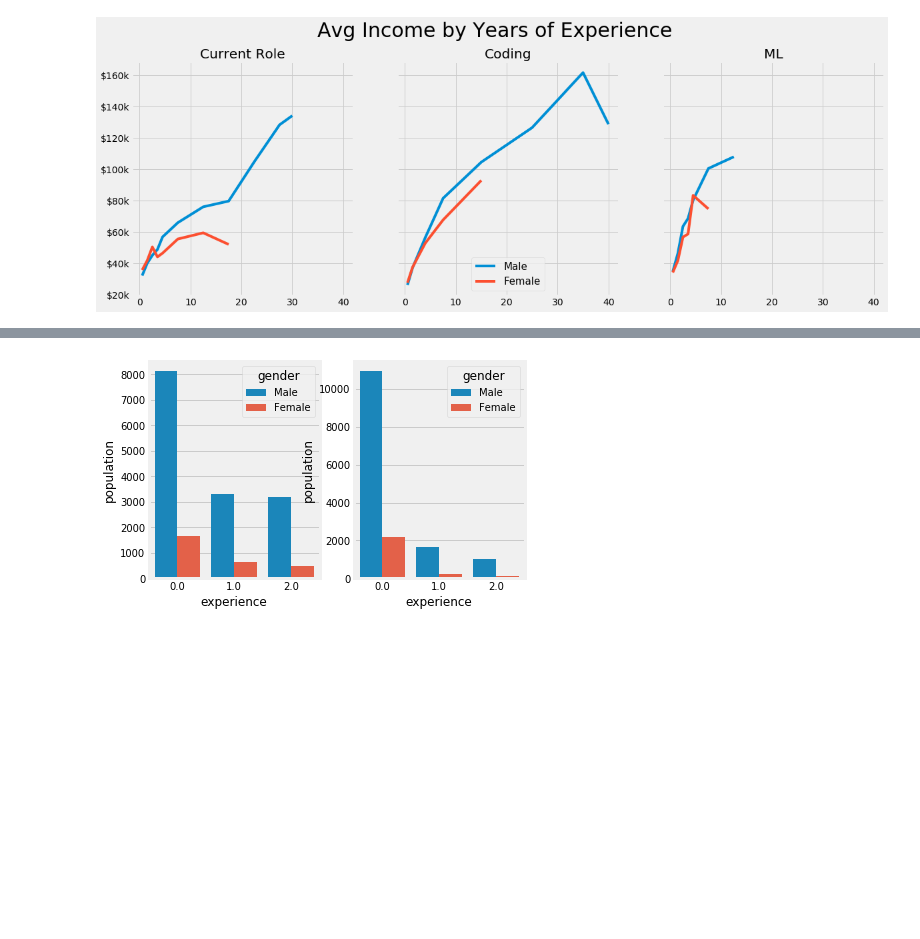
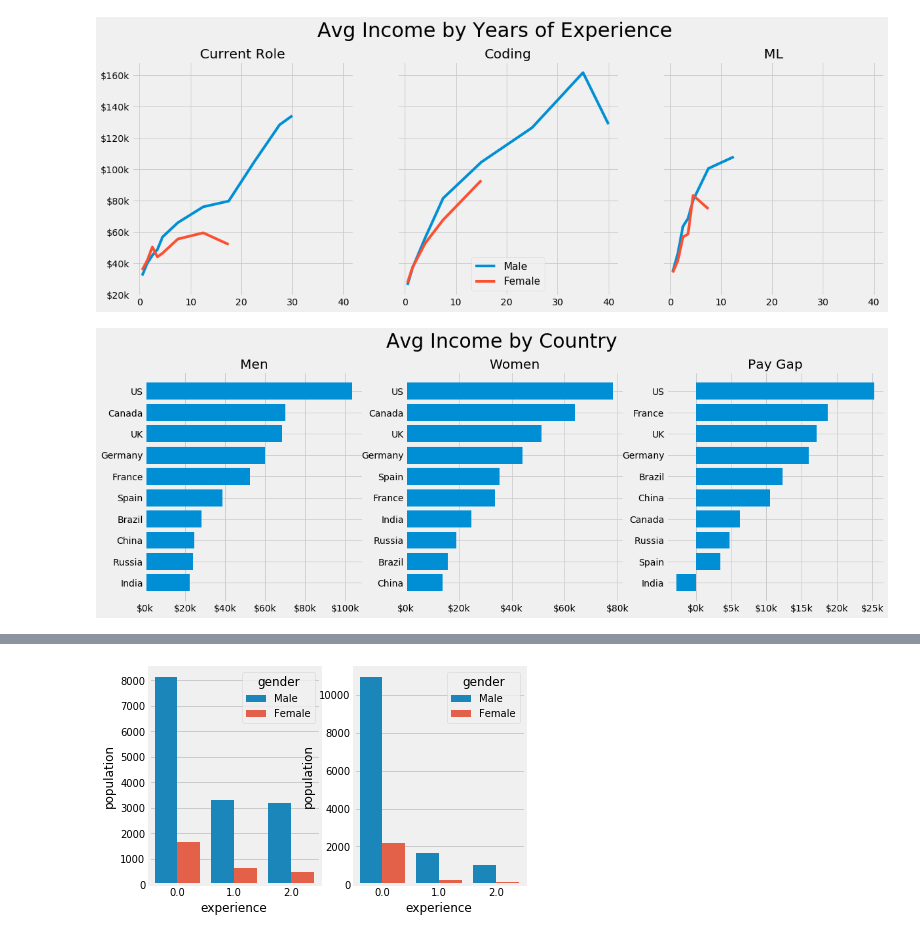
Before and after one commit to lopez-/kaggle_projects, a Jupyter notebook: 2018_survey/clean.ipynb, the cells around one changed output, grey strips where cells are left out. Saved outputs shown, nothing was run; the diff lists cells and outputs as text; code cells hidden in the pictures; blank space fills up the shorter version.

Commit message:
finished fourth chart

```diff
--- a/2018_survey/clean.ipynb
+++ b/2018_survey/clean.ipynb
@@ -285,3 +282,86 @@ ax3.set_title('ML')
 plt.show()
 # %% [output]
 [figure]
+# %%
+df_plot = sqldf("""
+with bd as (
+    select gender, geography, avg(income)*1.0/1000 as income_mean, sum(case when income is not null then 1 else 0 end) as income_count
+    from df
+    where geography != 'Other'
+    group by 1, 2
+)
+, fl as (
+    select *
+    from bd
+    where gender = 'Female'
+    and income_count >= 50
+)
+, ml as (
+    select *
+    from bd
+    where gender = 'Male'
+    and income_count >= 50
+)
+, geos as (
+    select distinct fl.geography
+    from fl
+    join ml on fl.geography = ml.geography
+)
+select case when lower(fl.geography) like '%united%states%' then 'US'
+            when lower(fl.geography) like '%united%kingdom%' then 'UK' else fl.geography end as geography
+    , fl.income_mean as fl_income
+    , ml.income_mean as ml_income
+    , (ml.income_mean-fl.income_mean) as income_gap
+    , case when (ml.income_mean-fl.income_mean) > 0 then 'positive' else 'positive' end as gap_direction
+from fl
+join ml on fl.geography = ml.geography
+where fl.geography in (select * from geos)
+order by (ml.income_mean-fl.income_mean) desc
+"""
+)
+
+fig, (ax1, ax2, ax3) = plt.subplots(1, 3, figsize=(18,6))
+fig.suptitle('Avg Income by Country', fontsize=30, y=1.02)
+
+dfp = df_plot.sort_values(by='ml_income')
+yticks = np.arange(len(dfp.geography))
+yticklabels = list(dfp.geography)
+yticklabels = ['\n'.join(wrap(l, 30)) for l in yticklabels]
+
+ax1.barh(yticks, 'ml_income', data=dfp)
+ax1.set_title('Men')
+ax1.xaxis.set_major_formatter(FormatStrFormatter('$%.0fk'))
+ax1.set_yticks(yticks)
+ax1.set_yticklabels(yticklabels)
+
+
+
+
+dfp = df_plot.sort_values(by='fl_income')
+yticks = np.arange(len(dfp.geography))
+yticklabels = list(dfp.geography)
+yticklabels = ['\n'.join(wrap(l, 30)) for l in yticklabels]
+
+ax2.barh(yticks, 'fl_income', data=dfp)
+ax2.set_title('Women')
+ax2.xaxis.set_major_formatter(FormatStrFormatter('$%.0fk'))
+ax2.set_yticks(yticks)
+ax2.set_yticklabels(yticklabels)
+
+
+
+
+dfp = df_plot.sort_values(by='income_gap')
+yticks = np.arange(len(dfp.geography))
+yticklabels = list(dfp.geography)
+yticklabels = ['\n'.join(wrap(l, 30)) for l in yticklabels]
+
+ax3.barh(yticks, 'income_gap', data=dfp)
+ax3.set_title('Pay Gap')
+ax3.xaxis.set_major_formatter(FormatStrFormatter('$%.0fk'))
+ax3.set_yticks(yticks)
+ax3.set_yticklabels(yticklabels)
+
+plt.show()
+# %% [output]
+[figure, added]
```
Also changed, not shown: parts of 6 cells of this notebook.
